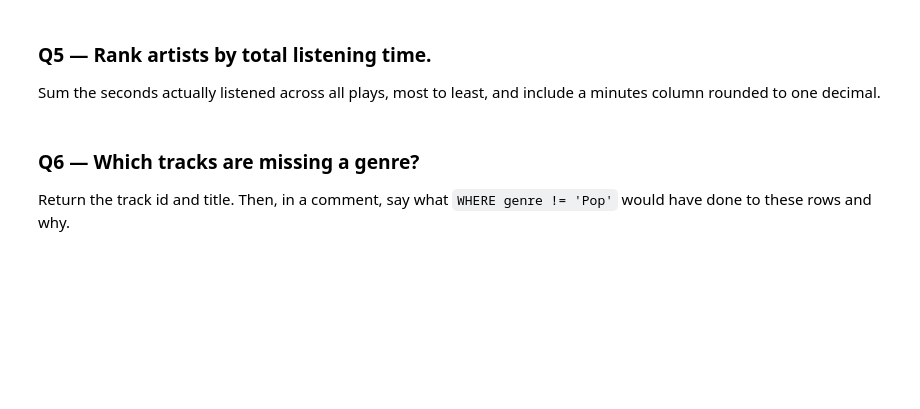
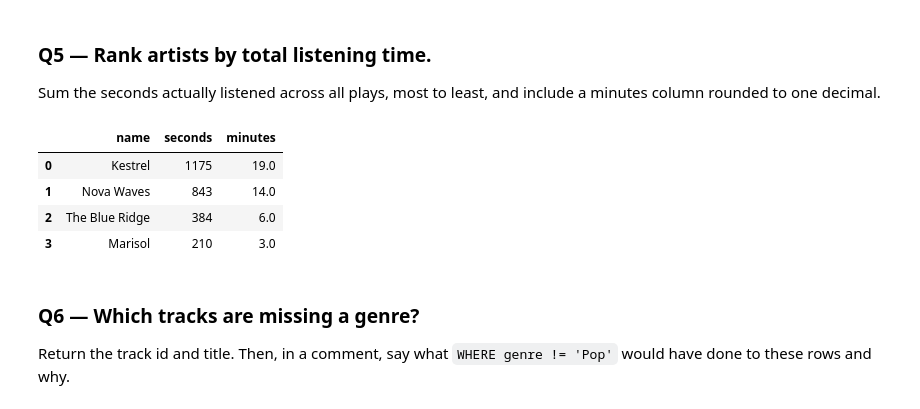
Before and after one commit to zhang-dny/ds2002-fa26, a Jupyter notebook: notebooks/02-sql-databases/2026-09-11 — SQL Challenge Set — Lab.ipynb, the cells around one changed output. Saved outputs shown, nothing was run; the diff lists cells and outputs as text; code cells hidden in the pictures; blank space fills up the shorter version.

```diff
--- a/notebooks/02-sql-databases/2026-09-11 — SQL Challenge Set — Lab.ipynb
+++ b/notebooks/02-sql-databases/2026-09-11 — SQL Challenge Set — Lab.ipynb
@@ -99,8 +119,21 @@ q('''
 Sum the seconds actually listened across all plays, most to least, and include a minutes column rounded to one decimal.
 # %%
 q('''
-
+SELECT artists.name, SUM(tracks.seconds) AS seconds, ROUND(SUM(tracks.seconds) / 60, 1) AS minutes
+FROM artists
+JOIN tracks
+ON artists.artist_id = tracks.artist_id
+JOIN plays
+ON tracks.track_id = plays.track_id
+GROUP BY artists.name
+ORDER BY seconds DESC
 ''')
+# %% [output]
+|  | name | seconds | minutes |
+| 0 | Kestrel | 1175 | 19.0 |
+| 1 | Nova Waves | 843 | 14.0 |
+| 2 | The Blue Ridge | 384 | 6.0 |
+| 3 | Marisol | 210 | 3.0 |
 # %% [markdown]
 ### Q6 — Which tracks are missing a genre?
 
```
Also changed, not shown: parts of 8 cells of this notebook.
